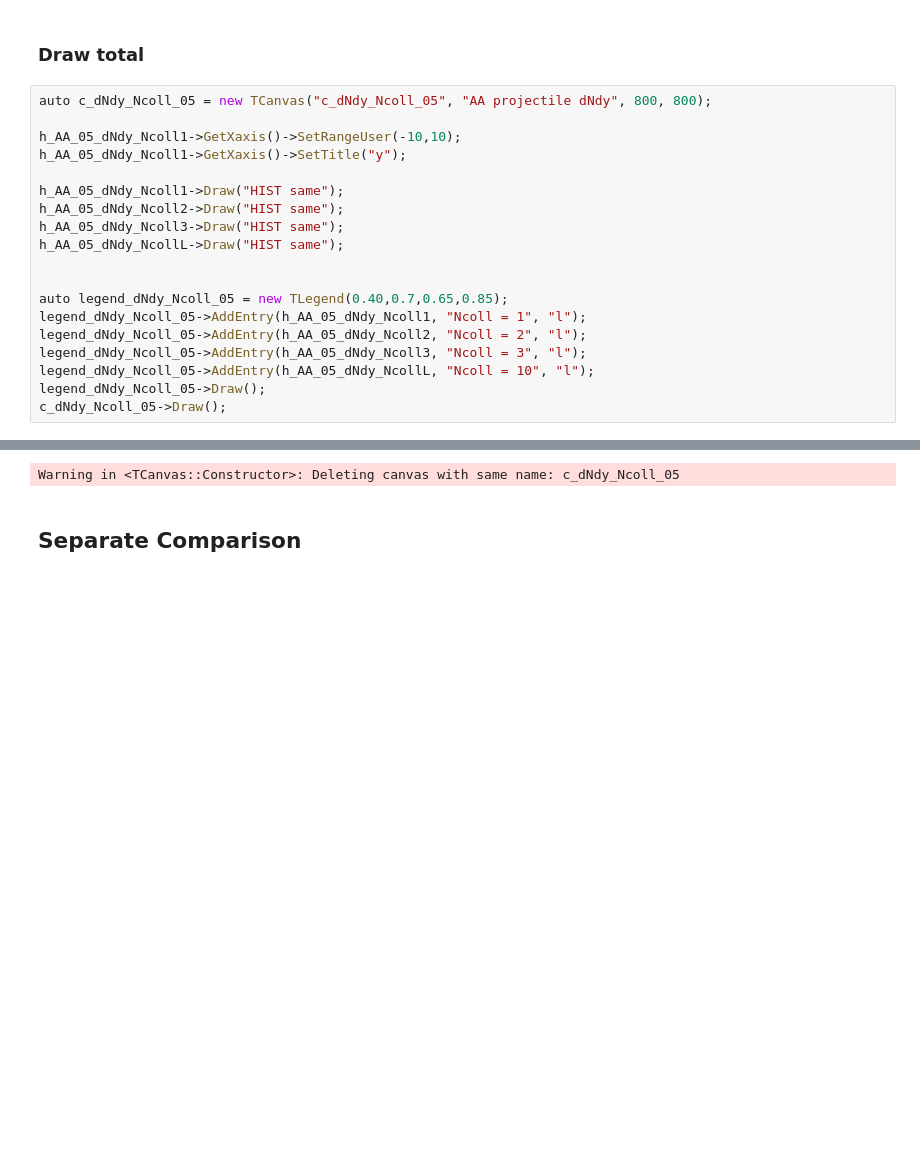
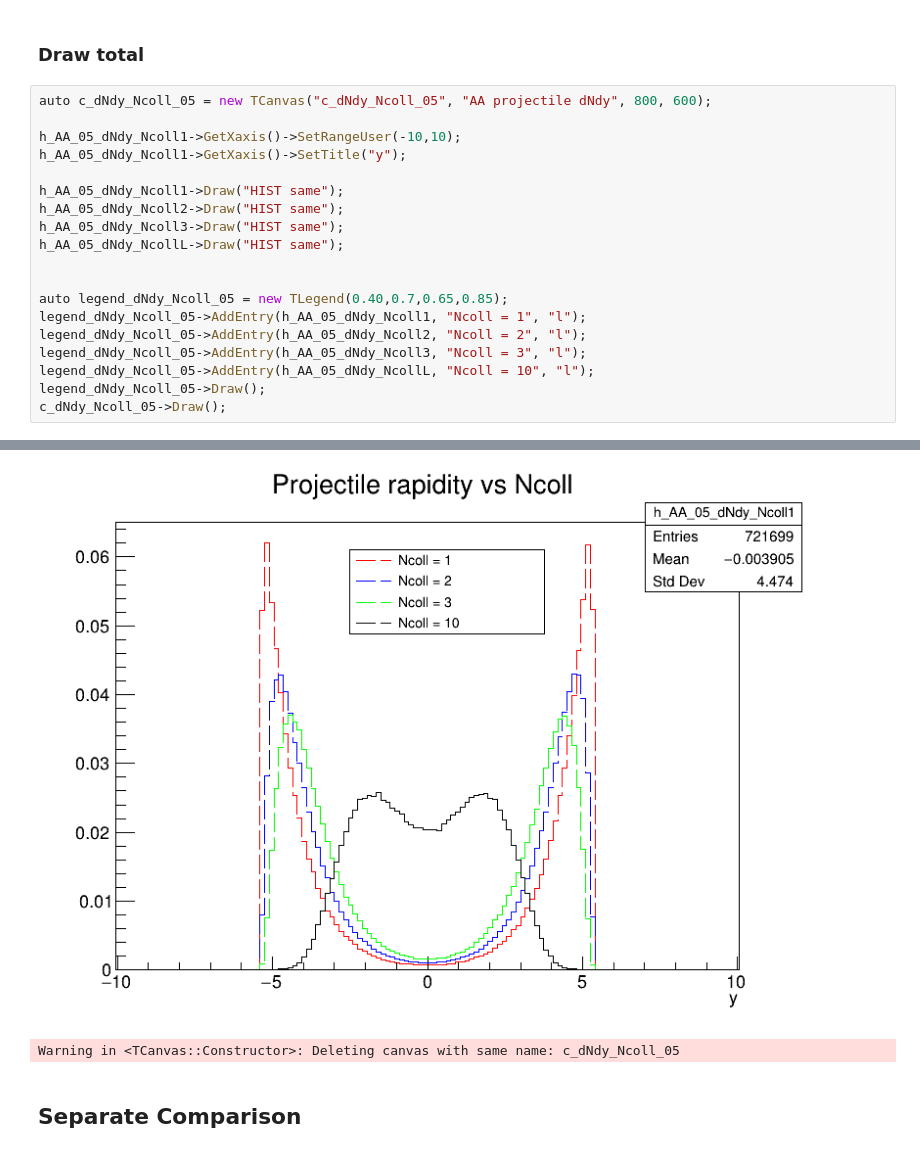
Before and after one commit to Castersorium/runglauber_BT, a Jupyter notebook: BT/JupyNotes/DrawHist_AA_Cpp.ipynb, the cells around one changed output, grey strips where cells are left out. Drawn from its saved outputs; the diff is of its cells as text; blank space fills up the shorter version.

```diff
--- a/BT/JupyNotes/DrawHist_AA_Cpp.ipynb
+++ b/BT/JupyNotes/DrawHist_AA_Cpp.ipynb
@@ -149,7 +148,7 @@ h_AA_05_dNdy_NcollL->GetXaxis()->SetTitle("y");
 # %% [markdown]
 ### Draw total
 # %%
-auto c_dNdy_Ncoll_05 = new TCanvas("c_dNdy_Ncoll_05", "AA projectile dNdy", 800, 800);
+auto c_dNdy_Ncoll_05 = new TCanvas("c_dNdy_Ncoll_05", "AA projectile dNdy", 800, 600);
 
 h_AA_05_dNdy_Ncoll1->GetXaxis()->SetRangeUser(-10,10);
 h_AA_05_dNdy_Ncoll1->GetXaxis()->SetTitle("y");
@@ -172,3 +170,4 @@ c_dNdy_Ncoll_05->Draw();
+[figure, added]
 Warning in <TCanvas::Constructor>: Deleting canvas with same name: c_dNdy_Ncoll_05
 # %% [markdown]
 ## Separate Comparison
```
Also changed, not shown: parts of 10 cells of this notebook, 2 other files.
